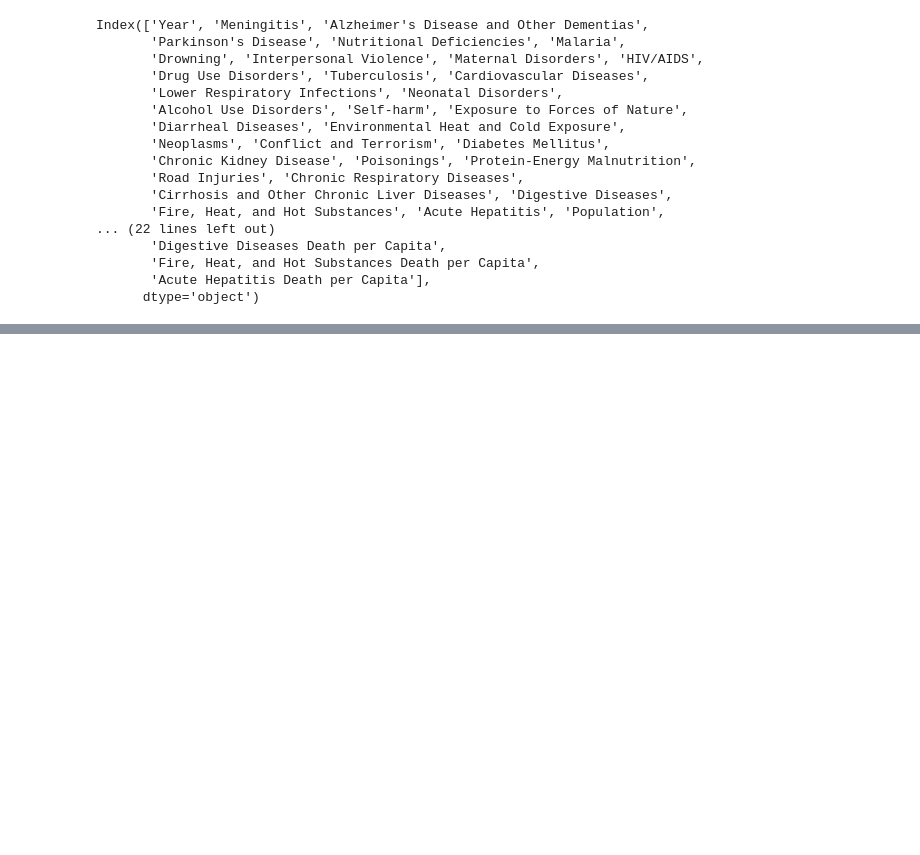
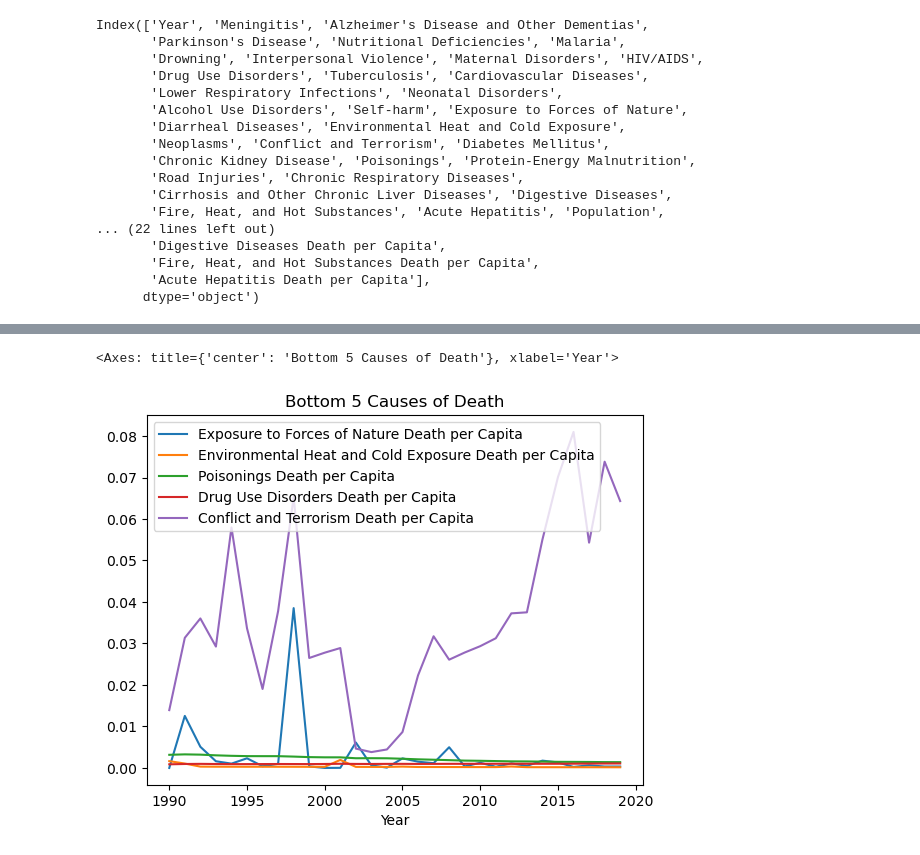
Before and after one commit to thomasjngo/Cause-of-Death-Analysis, a Jupyter notebook: Cause of Death Analysis/CommonCausesofDeath.ipynb, the cells around one changed output, grey strips where cells are left out. Cells and saved outputs as stored; diff of their text form; code cells hidden in the pictures; blank space fills up the shorter version.

```diff
--- a/Cause of Death Analysis/CommonCausesofDeath.ipynb
+++ b/Cause of Death Analysis/CommonCausesofDeath.ipynb
@@ -315,3 +349,11 @@ dtype: int64
+# %%
+#plot of the bottom 5 causes of death from 1990-2019 looking at it per capita this time in AFG
+afg_death_bottom=afg_death[['Year','Exposure to Forces of Nature Death per Capita', 'Environmental Heat and Cold Exposure Death per Capita',
+       'Poisonings Death per Capita', 'Drug Use Disorders Death per Capita', 'Conflict and Terrorism Death per Capita']].astype(float)
+afg_death_bottom.plot(x='Year',title='Bottom 5 Causes of Death')
+# %% [output]
+<Axes: title={'center': 'Bottom 5 Causes of Death'}, xlabel='Year'>
+[figure, added]
 # %%
 
 # Questions to Answer:
```
Also changed, not shown: parts of 6 cells of this notebook.
